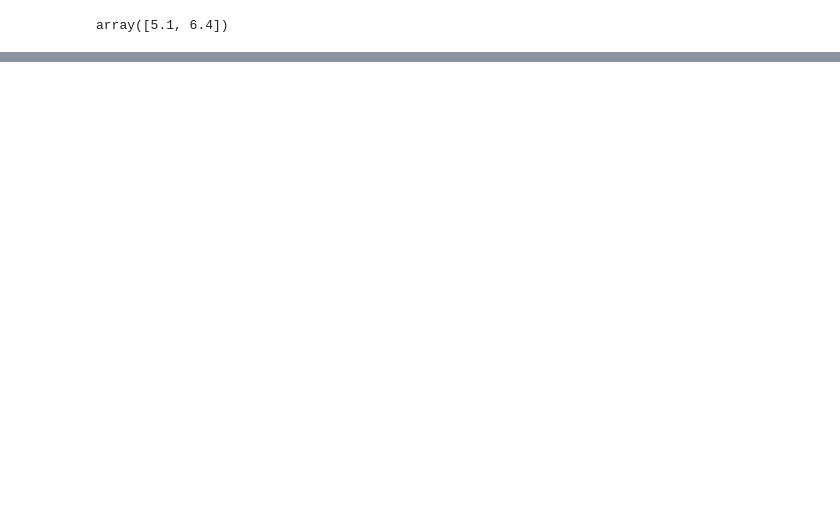
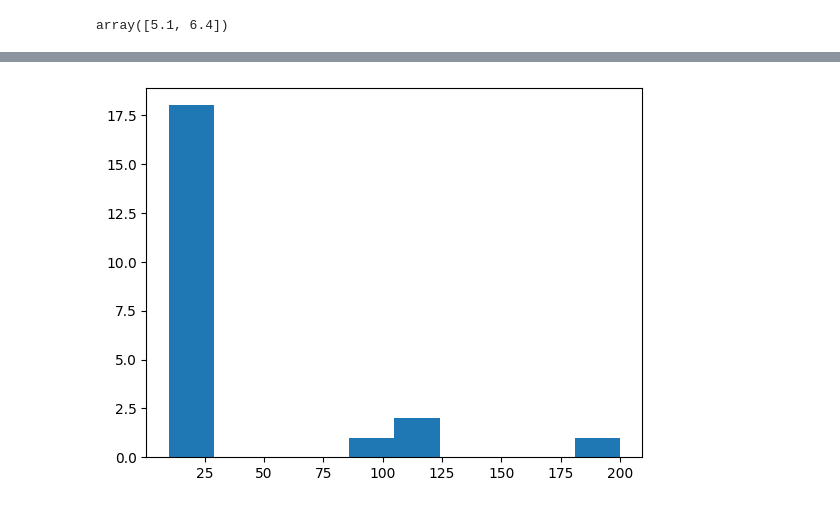
Before and after one commit to Bakri1992/Statistic, a Jupyter notebook: 01Basics.ipynb, the cells around one changed output, grey strips where cells are left out. Saved outputs shown, nothing was run; the diff lists cells and outputs as text; code cells hidden in the pictures; blank space fills up the shorter version.

```diff
--- a/01Basics.ipynb
+++ b/01Basics.ipynb
@@ -91,0 +97,7 @@ array([5.1, 6.4])
+# %%
+# Define the Dataset
+dataset=[11,10,12,15,12,15,14,13,102,17,19,
+        108,12,11,23,112,11,15,14,14,13,200]
+hist=plt.hist(dataset)
+# %% [output]
+[figure, added]
```
Also changed, not shown: parts of 10 cells of this notebook.
